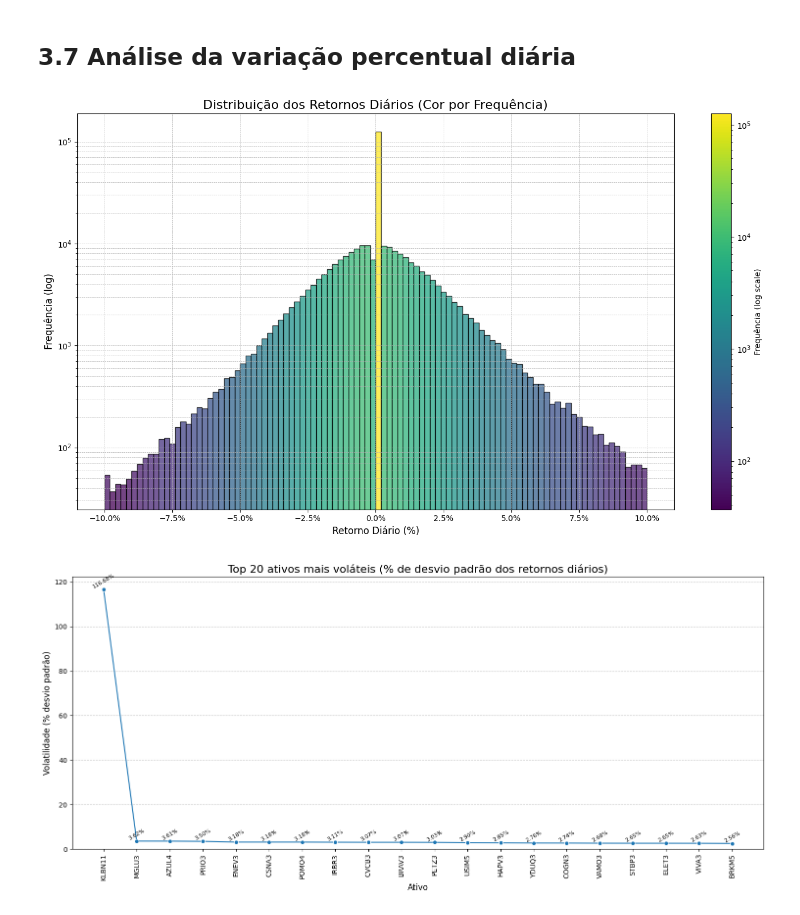
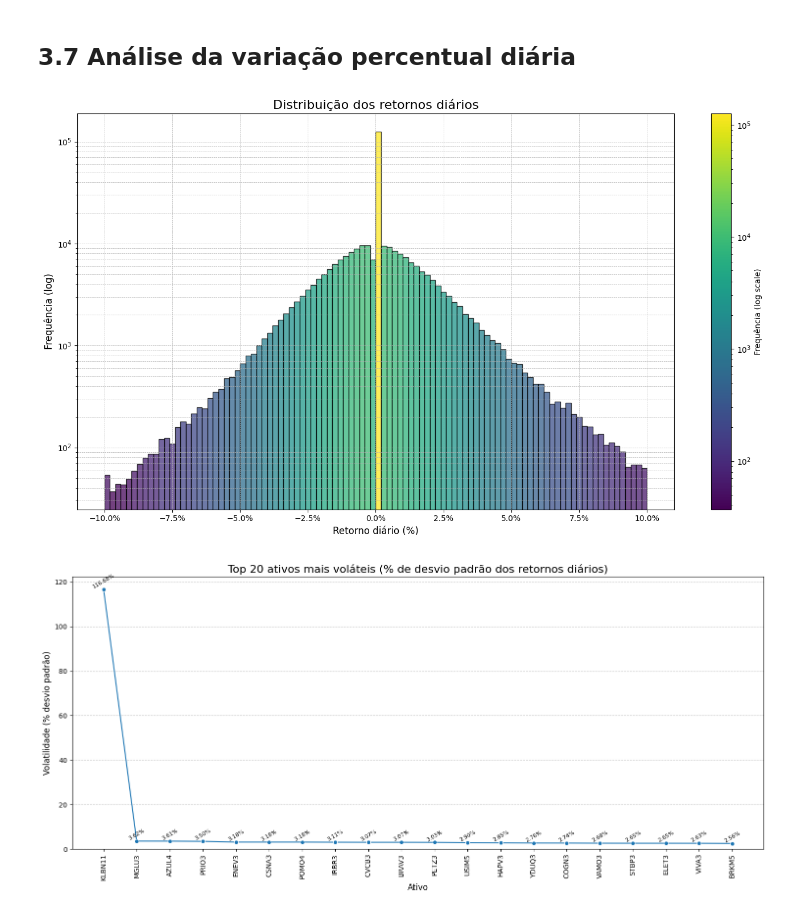
Before and after one commit to lucasaugs/b3-pattern-recon, a Jupyter notebook: characterization.ipynb, the cells around one changed output. Saved outputs shown, nothing was run; the diff lists cells and outputs as text; code cells hidden in the pictures.

```diff
--- a/characterization.ipynb
+++ b/characterization.ipynb
@@ -485,36 +485,36 @@ plot_range = (-0.1, 0.1)
 
 n, bins, patches = ax.hist(
     daily_returns, bins=num_bins, range=plot_range, alpha=0.75, edgecolor="black"
 )
 
 cmap = plt.colormaps["viridis"]
 
 norm = mcolors.LogNorm(vmin=np.min(n[n > 0]) if np.any(n > 0) else 1, vmax=np.max(n))
 
 for count, patch in zip(n, patches):
     if count > 0:
         color = cmap(norm(count))
         patch.set_facecolor(color)
     else:
         patch.set_facecolor("lightgray")
 
 ax.set_yscale("log")
 
-ax.set_title("Distribuição dos Retornos Diários (Cor por Frequência)", fontsize=16)
-ax.set_xlabel("Retorno Diário (%)", fontsize=12)
+ax.set_title("Distribuição dos retornos diários", fontsize=16)
+ax.set_xlabel("Retorno diário (%)", fontsize=12)
 ax.set_ylabel("Frequência (log)", fontsize=12)
 ax.grid(True, which="both", linestyle="--", linewidth=0.5)
 
 ax.xaxis.set_major_formatter(PercentFormatter(1))
 
 sm = plt.cm.ScalarMappable(cmap=cmap, norm=norm)
 sm.set_array([])
 cbar = fig.colorbar(sm, ax=ax, label="Frequência (log scale)")
 
 plt.tight_layout()
 plt.show()
 # %% [output]
-[figure, old version]
+[figure, new version]
 # %%
 volatility = (
     daily_returns.groupby(level="NAME").std().sort_values(ascending=False).copy()
```
Also changed, not shown: parts of 10 cells of this notebook, 7 other files.
